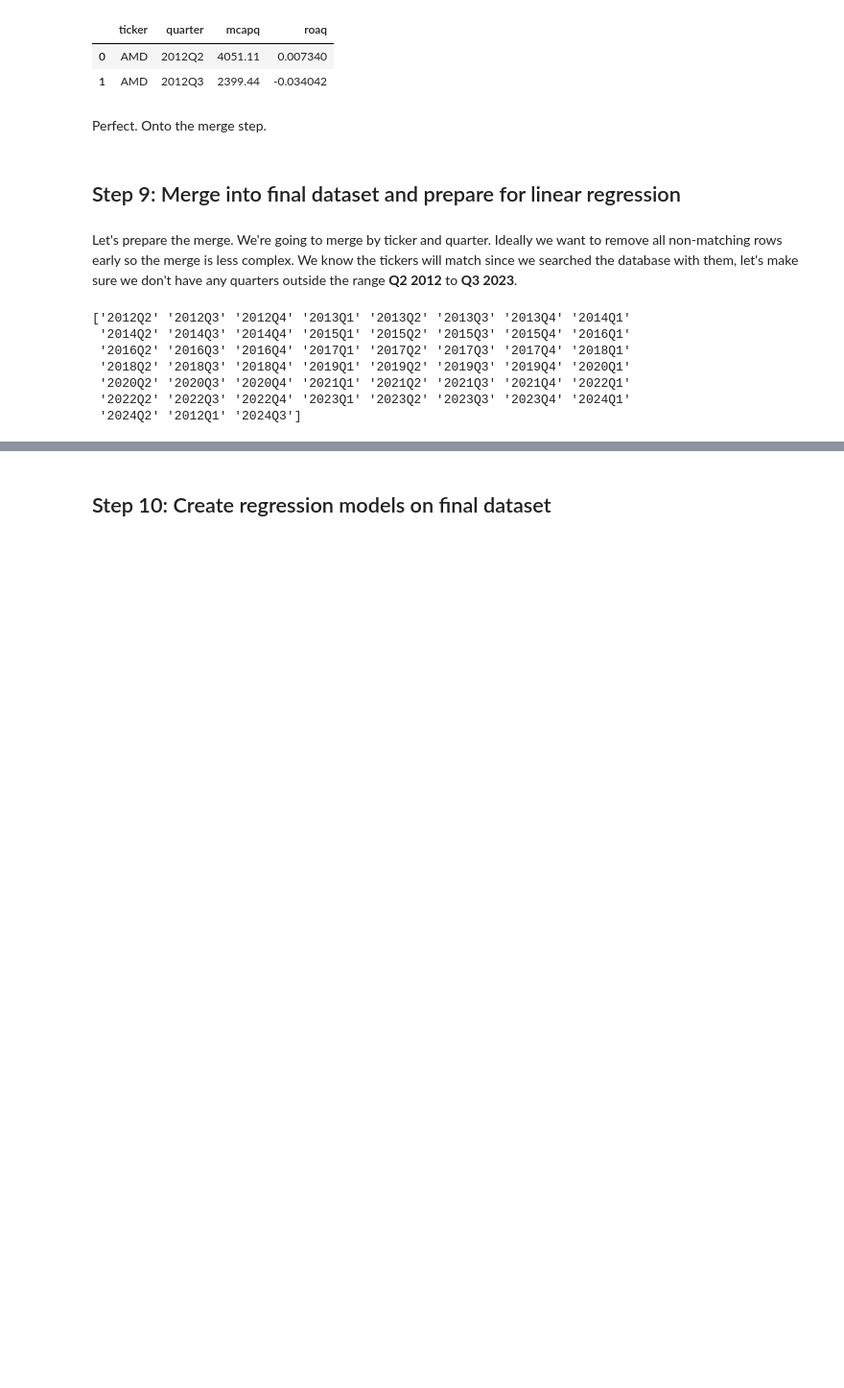
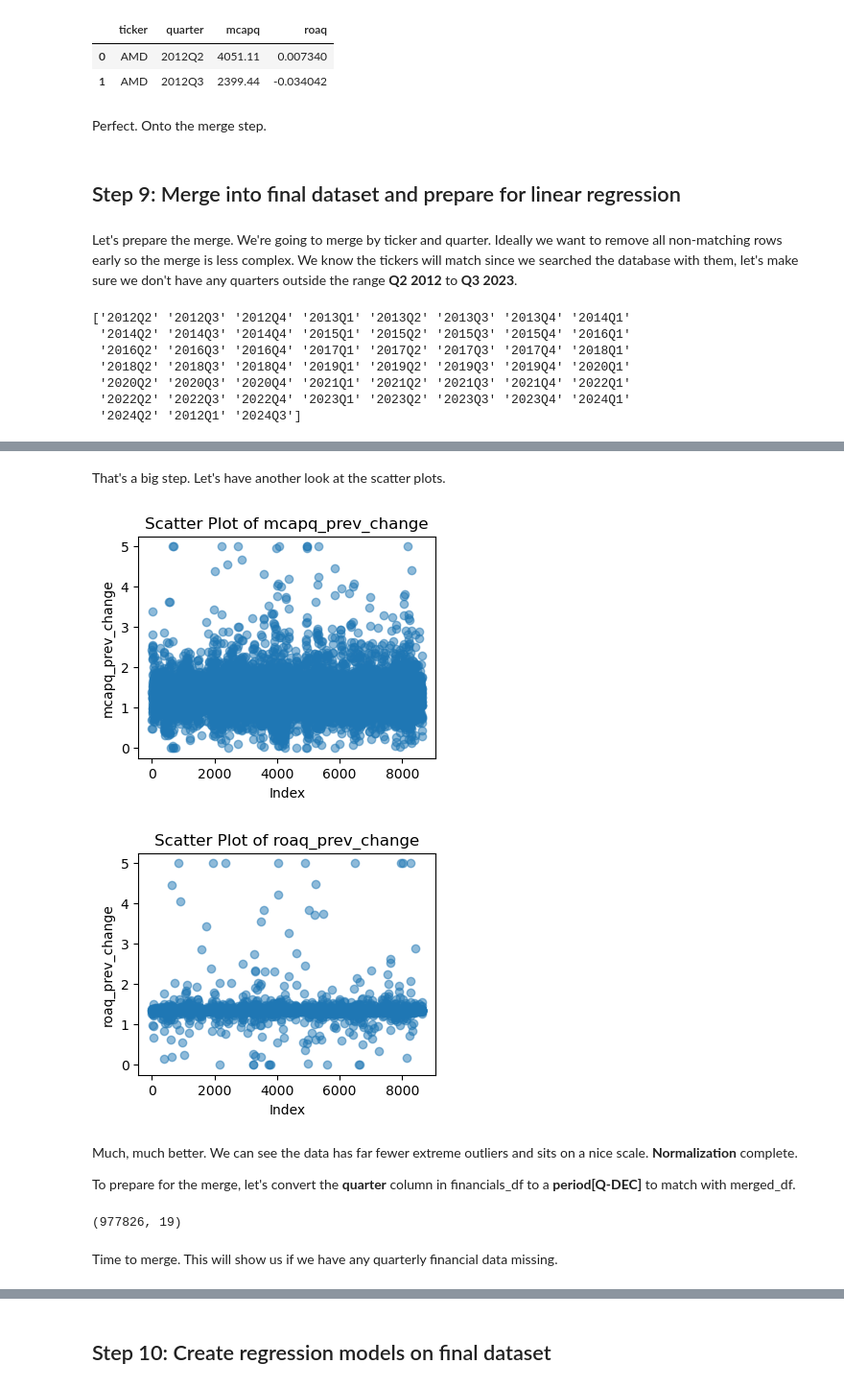
Before and after one commit to MatthiasGN/thesis, a Jupyter notebook: thesis-master.ipynb, the cells around one changed output, grey strips where cells are left out. Shown at 96% size. Cells and saved outputs as stored; diff of their text form; code cells hidden in the pictures; blank space fills up the shorter version.

```diff
--- a/thesis-master.ipynb
+++ b/thesis-master.ipynb
@@ -1114,0 +1126,40 @@ As we can see, we've lost 977,826 - 908,340 = **69,486** rows to the merge. This
+# %%
+from sklearn.preprocessing import MinMaxScaler
+
+scaler = MinMaxScaler(feature_range=(0,5))
+
+for col in ['mcapq_prev_change','mcapq_next_change','roaq_prev_change','roaq_next_change']:
+    lower_bound = np.percentile(financials_df[col], 0.1)
+    upper_bound = np.percentile(financials_df[col], 99.9)
+    financials_df[col] = np.clip(financials_df[col], lower_bound, upper_bound) # Winsorization
+    financials_df[col] = scaler.fit_transform(financials_df[[col]])
+# %% [markdown]
+That's a big step. Let's have another look at the scatter plots.
+# %%
+plt.figure(figsize=(4, 3))
+plt.scatter(range(len(financials_df['mcapq_prev_change'])), financials_df['mcapq_prev_change'], alpha=0.5)
+plt.title('Scatter Plot of mcapq_prev_change')
+plt.xlabel('Index')
+plt.ylabel('mcapq_prev_change')
+plt.show()
+
+plt.figure(figsize=(4, 3))
+plt.scatter(range(len(financials_df['roaq_prev_change'])), financials_df['roaq_prev_change'], alpha=0.5)
+plt.title('Scatter Plot of roaq_prev_change')
+plt.xlabel('Index')
+plt.ylabel('roaq_prev_change')
+plt.show()
+# %% [output]
+[figure, added]
+[figure, added]
+# %% [markdown]
+Much, much better. We can see the data has far fewer extreme outliers and sits on a nice scale. **Normalization** complete.
+
+To prepare for the merge, let's convert the **quarter** column in financials_df to a **period[Q-DEC]** to match with merged_df.
+# %%
+financials_df['quarter'] = pd.PeriodIndex(financials_df['quarter'], freq='Q-DEC')
+print(merged_df.shape)
+# %% [output]
+(977826, 19)
+# %% [markdown]
+Time to merge. This will show us if we have any quarterly financial data missing.
```
Also changed, not shown: parts of 106 cells of this notebook.
